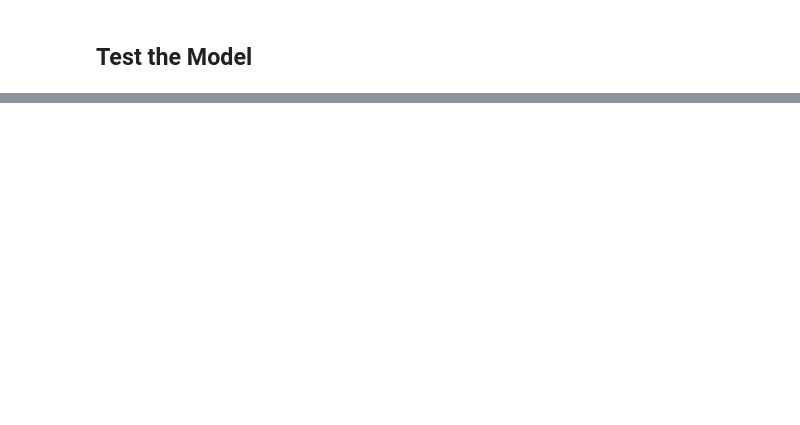
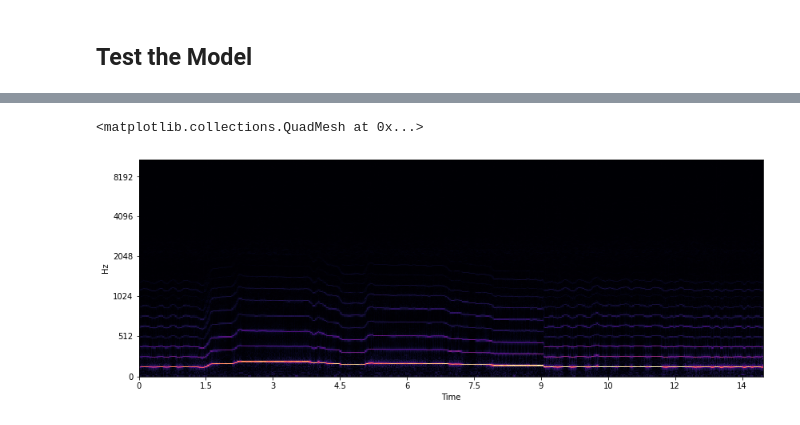
Before and after one commit to ML-Modular-Team/ML_modular_synth, a Jupyter notebook: DDSP/DDSP_colab.ipynb, the cells around one changed output, grey strips where cells are left out. Drawn from its saved outputs; the diff is of its cells as text; code cells hidden in the pictures; blank space fills up the shorter version.

```diff
--- a/DDSP/DDSP_colab.ipynb
+++ b/DDSP/DDSP_colab.ipynb
@@ -461,0 +496,13 @@ display.specshow(Y[0,...].cpu().detach().numpy(), sr=16000, x_axis='time', y_axi
+# %%
+# Synthesize audio from pitch and loudness
+loudness = torch.tensor(loudness_env).float().unsqueeze(-1)
+loudness = loudness[np.newaxis, :, :].to(device)
+f0 = torch.tensor(f0_env).float().unsqueeze(-1)
+f0 = f0[np.newaxis, :, :].to(device)
+x = network(f0, loudness)
+
+# Play audio
+ex_synth = x[0,...].cpu().detach().numpy()
+ipd.Audio(ex_synth, rate=16000)
+
+#wavfile.write("example.wav", sampling_rate, ex_synth)
@@ -461,0 +511,8 @@ display.specshow(Y[0,...].cpu().detach().numpy(), sr=16000, x_axis='time', y_axi
+# %%
+# Compute spectrogram from synthesized audio
+X = abs(torch.stft(x, 512, return_complex = True))
+plt.figure(figsize=(14, 5))
+display.specshow(X[0,...].cpu().detach().numpy(), sr=16000*2, x_axis='time', y_axis='hz')
+# %% [output]
+<matplotlib.collections.QuadMesh at 0x...>
+[figure, added]
```
Also changed, not shown: parts of 24 cells of this notebook, 7 other files.
